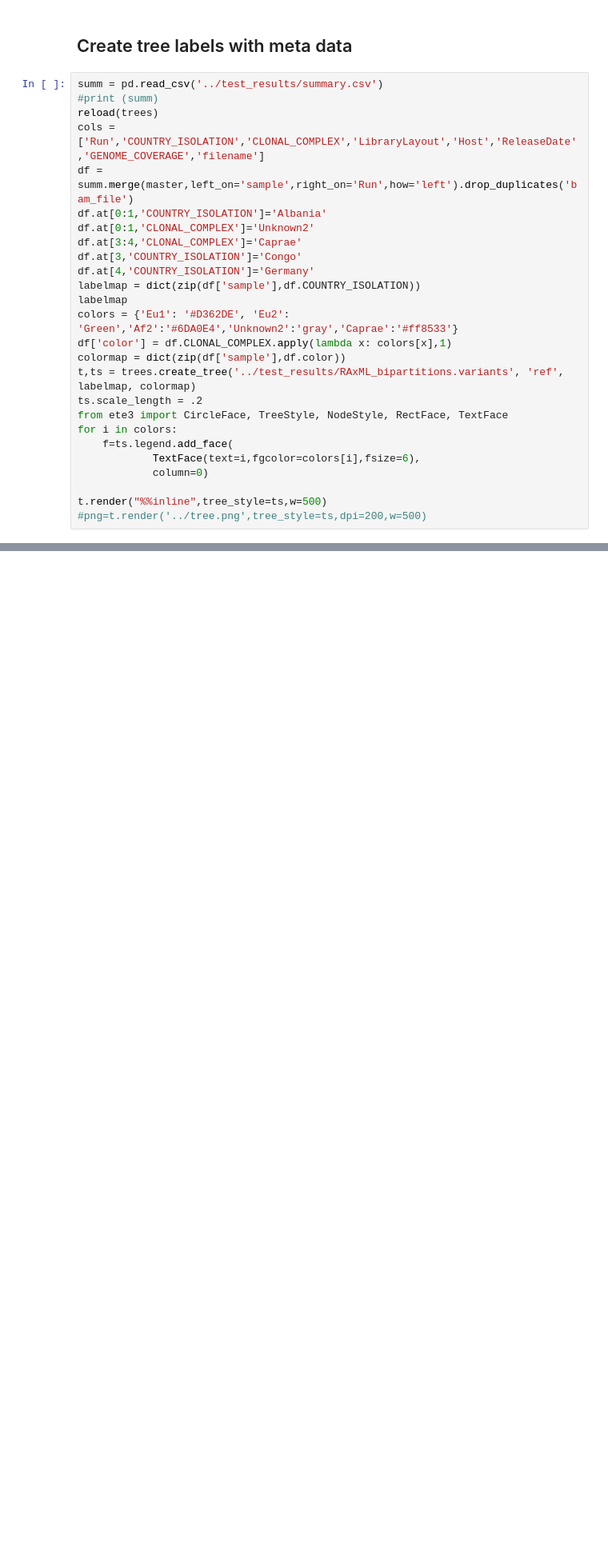
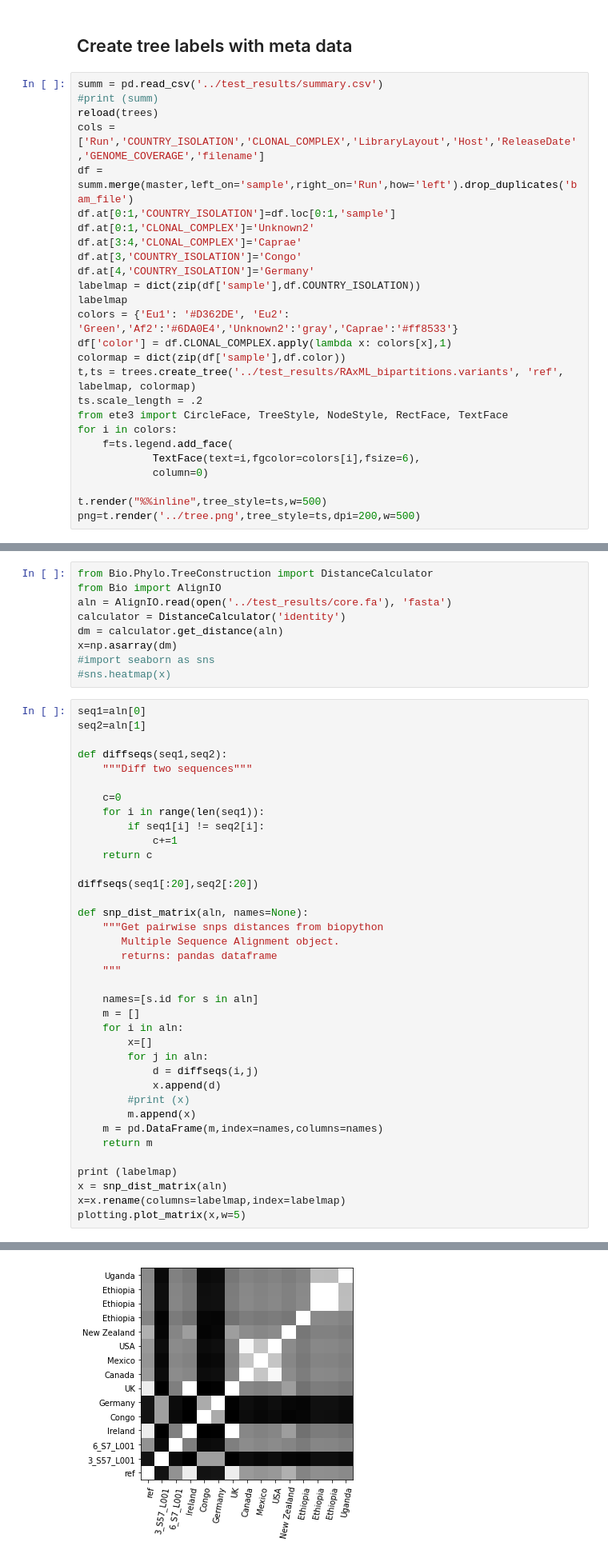
Before and after one commit to dmnfarrell/snipgenie, a Jupyter notebook: notebooks/albania.ipynb, the cells around one changed output, grey strips where cells are left out. Shown at 80% size. Saved outputs shown, nothing was run; the diff lists cells and outputs as text; blank space fills up the shorter version.

Commit message:
biopython fix

```diff
--- a/notebooks/albania.ipynb
+++ b/notebooks/albania.ipynb
@@ -57,7 +39,7 @@ summ = pd.read_csv('../test_results/summary.csv')
 reload(trees)
 cols = ['Run','COUNTRY_ISOLATION','CLONAL_COMPLEX','LibraryLayout','Host','ReleaseDate','GENOME_COVERAGE','filename']
 df = summ.merge(master,left_on='sample',right_on='Run',how='left').drop_duplicates('bam_file')
-df.at[0:1,'COUNTRY_ISOLATION']='Albania'
+df.at[0:1,'COUNTRY_ISOLATION']=df.loc[0:1,'sample']
 df.at[0:1,'CLONAL_COMPLEX']='Unknown2'
 df.at[3:4,'CLONAL_COMPLEX']='Caprae'
 df.at[3,'COUNTRY_ISOLATION']='Congo'
@@ -76,4 +58,4 @@ for i in colors:
             column=0)
 
 t.render("%%inline",tree_style=ts,w=500)
-#png=t.render('../tree.png',tree_style=ts,dpi=200,w=500)
+png=t.render('../tree.png',tree_style=ts,dpi=200,w=500)
@@ -81,0 +64,47 @@ t.render("%%inline",tree_style=ts,w=500)
+# %%
+from Bio.Phylo.TreeConstruction import DistanceCalculator
+from Bio import AlignIO
+aln = AlignIO.read(open('../test_results/core.fa'), 'fasta')
+calculator = DistanceCalculator('identity')
+dm = calculator.get_distance(aln)
+x=np.asarray(dm)
+#import seaborn as sns
+#sns.heatmap(x)
+# %%
+seq1=aln[0]
+seq2=aln[1]
+
+def diffseqs(seq1,seq2):
+    """Diff two sequences"""
+
+    c=0
+    for i in range(len(seq1)):
+        if seq1[i] != seq2[i]:
+            c+=1
+    return c
+
+diffseqs(seq1[:20],seq2[:20])
+
+def snp_dist_matrix(aln, names=None):
+    """Get pairwise snps distances from biopython
+       Multiple Sequence Alignment object.
+       returns: pandas dataframe
+    """
+
+    names=[s.id for s in aln]
+    m = []
+    for i in aln:
+        x=[]
+        for j in aln:
+            d = diffseqs(i,j)
+            x.append(d)
+        #print (x)
+        m.append(x)
+    m = pd.DataFrame(m,index=names,columns=names)
+    return m
+
+print (labelmap)
+x = snp_dist_matrix(aln)
+x=x.rename(columns=labelmap,index=labelmap)
+plotting.plot_matrix(x,w=5)
+# %% [output]
@@ -82,3 +112,4 @@ t.render("%%inline",tree_style=ts,w=500)
+[figure, added]
 # %% [markdown]
 ## AA mutations from csq file
 # %%
```
Also changed, not shown: parts of 8 cells of this notebook, 4 other files.
